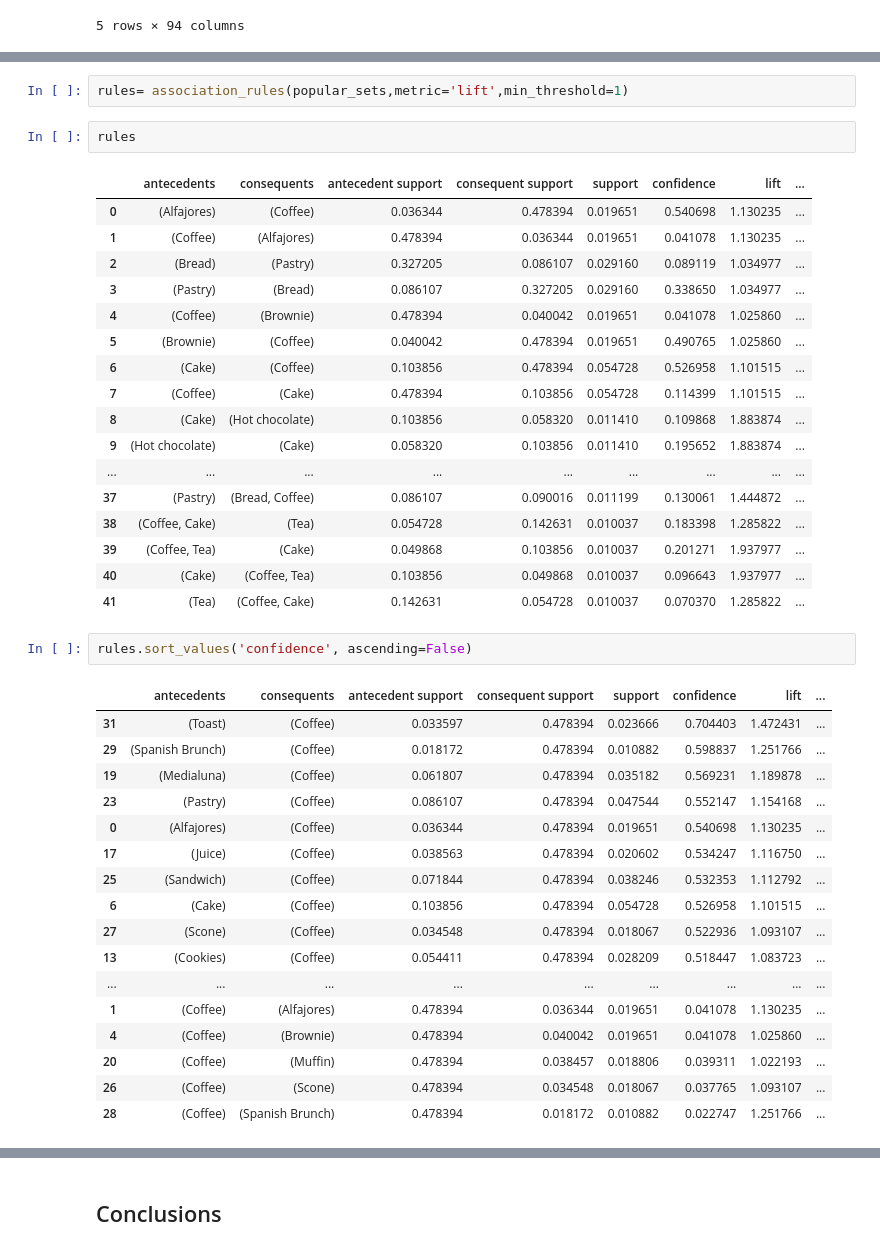
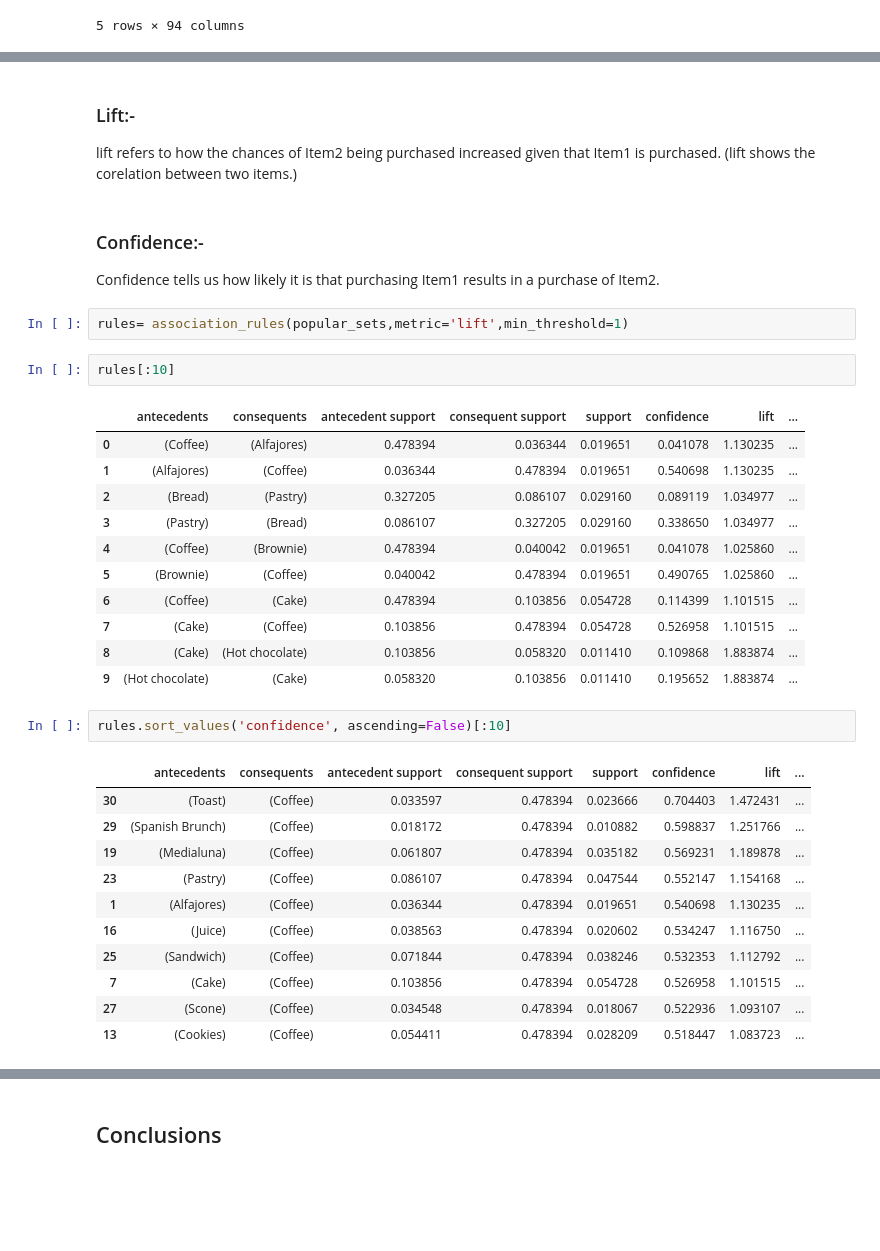
Before and after one commit to poojapatel26/Lets-Upgrade-AI-ML, a Jupyter notebook: Day 39 Assignment.ipynb, the cells around one changed output, grey strips where cells are left out. Saved outputs shown, nothing was run; the diff lists cells and outputs as text; blank space fills up the shorter version.

```diff
--- a/Day 39 Assignment.ipynb
+++ b/Day 39 Assignment.ipynb
@@ -315,45 +300,40 @@ popular_sets
 61 rows × 2 columns
+# %% [markdown]
+### Lift:-
+lift refers to how the chances of Item2 being purchased increased given that Item1 is purchased.
+(lift shows the corelation between two items.)
+# %% [markdown]
+### Confidence:-
+Confidence tells us how likely it is that purchasing Item1 results in a purchase of Item2.
 # %%
 rules= association_rules(popular_sets,metric='lift',min_threshold=1)
 # %%
-rules
+rules[:10]
 # %% [output]
 |  | antecedents | consequents | antecedent support | consequent support | support | confidence | lift | ... |
-| 0 | (Alfajores) | (Coffee) | 0.036344 | 0.478394 | 0.019651 | 0.540698 | 1.130235 | ... |
-| 1 | (Coffee) | (Alfajores) | 0.478394 | 0.036344 | 0.019651 | 0.041078 | 1.130235 | ... |
+| 0 | (Coffee) | (Alfajores) | 0.478394 | 0.036344 | 0.019651 | 0.041078 | 1.130235 | ... |
+| 1 | (Alfajores) | (Coffee) | 0.036344 | 0.478394 | 0.019651 | 0.540698 | 1.130235 | ... |
 | 2 | (Bread) | (Pastry) | 0.327205 | 0.086107 | 0.029160 | 0.089119 | 1.034977 | ... |
 | 3 | (Pastry) | (Bread) | 0.086107 | 0.327205 | 0.029160 | 0.338650 | 1.034977 | ... |
 | 4 | (Coffee) | (Brownie) | 0.478394 | 0.040042 | 0.019651 | 0.041078 | 1.025860 | ... |
 | 5 | (Brownie) | (Coffee) | 0.040042 | 0.478394 | 0.019651 | 0.490765 | 1.025860 | ... |
-| 6 | (Cake) | (Coffee) | 0.103856 | 0.478394 | 0.054728 | 0.526958 | 1.101515 | ... |
-| 7 | (Coffee) | (Cake) | 0.478394 | 0.103856 | 0.054728 | 0.114399 | 1.101515 | ... |
+| 6 | (Coffee) | (Cake) | 0.478394 | 0.103856 | 0.054728 | 0.114399 | 1.101515 | ... |
+| 7 | (Cake) | (Coffee) | 0.103856 | 0.478394 | 0.054728 | 0.526958 | 1.101515 | ... |
 | 8 | (Cake) | (Hot chocolate) | 0.103856 | 0.058320 | 0.011410 | 0.109868 | 1.883874 | ... |
 | 9 | (Hot chocolate) | (Cake) | 0.058320 | 0.103856 | 0.011410 | 0.195652 | 1.883874 | ... |
-| ... | ... | ... | ... | ... | ... | ... | ... | ... |
-| 37 | (Pastry) | (Bread, Coffee) | 0.086107 | 0.090016 | 0.011199 | 0.130061 | 1.444872 | ... |
-| 38 | (Coffee, Cake) | (Tea) | 0.054728 | 0.142631 | 0.010037 | 0.183398 | 1.285822 | ... |
-| 39 | (Coffee, Tea) | (Cake) | 0.049868 | 0.103856 | 0.010037 | 0.201271 | 1.937977 | ... |
-| 40 | (Cake) | (Coffee, Tea) | 0.103856 | 0.049868 | 0.010037 | 0.096643 | 1.937977 | ... |
-| 41 | (Tea) | (Coffee, Cake) | 0.142631 | 0.054728 | 0.010037 | 0.070370 | 1.285822 | ... |
 # %%
-rules.sort_values('confidence', ascending=False)
+rules.sort_values('confidence', ascending=False)[:10]
 # %% [output]
 |  | antecedents | consequents | antecedent support | consequent support | support | confidence | lift | ... |
-| 31 | (Toast) | (Coffee) | 0.033597 | 0.478394 | 0.023666 | 0.704403 | 1.472431 | ... |
+| 30 | (Toast) | (Coffee) | 0.033597 | 0.478394 | 0.023666 | 0.704403 | 1.472431 | ... |
 | 29 | (Spanish Brunch) | (Coffee) | 0.018172 | 0.478394 | 0.010882 | 0.598837 | 1.251766 | ... |
 | 19 | (Medialuna) | (Coffee) | 0.061807 | 0.478394 | 0.035182 | 0.569231 | 1.189878 | ... |
 | 23 | (Pastry) | (Coffee) | 0.086107 | 0.478394 | 0.047544 | 0.552147 | 1.154168 | ... |
-| 0 | (Alfajores) | (Coffee) | 0.036344 | 0.478394 | 0.019651 | 0.540698 | 1.130235 | ... |
-| 17 | (Juice) | (Coffee) | 0.038563 | 0.478394 | 0.020602 | 0.534247 | 1.116750 | ... |
+| 1 | (Alfajores) | (Coffee) | 0.036344 | 0.478394 | 0.019651 | 0.540698 | 1.130235 | ... |
+| 16 | (Juice) | (Coffee) | 0.038563 | 0.478394 | 0.020602 | 0.534247 | 1.116750 | ... |
 | 25 | (Sandwich) | (Coffee) | 0.071844 | 0.478394 | 0.038246 | 0.532353 | 1.112792 | ... |
-| 6 | (Cake) | (Coffee) | 0.103856 | 0.478394 | 0.054728 | 0.526958 | 1.101515 | ... |
+| 7 | (Cake) | (Coffee) | 0.103856 | 0.478394 | 0.054728 | 0.526958 | 1.101515 | ... |
 | 27 | (Scone) | (Coffee) | 0.034548 | 0.478394 | 0.018067 | 0.522936 | 1.093107 | ... |
 | 13 | (Cookies) | (Coffee) | 0.054411 | 0.478394 | 0.028209 | 0.518447 | 1.083723 | ... |
-| ... | ... | ... | ... | ... | ... | ... | ... | ... |
-| 1 | (Coffee) | (Alfajores) | 0.478394 | 0.036344 | 0.019651 | 0.041078 | 1.130235 | ... |
-| 4 | (Coffee) | (Brownie) | 0.478394 | 0.040042 | 0.019651 | 0.041078 | 1.025860 | ... |
-| 20 | (Coffee) | (Muffin) | 0.478394 | 0.038457 | 0.018806 | 0.039311 | 1.022193 | ... |
-| 26 | (Coffee) | (Scone) | 0.478394 | 0.034548 | 0.018067 | 0.037765 | 1.093107 | ... |
-| 28 | (Coffee) | (Spanish Brunch) | 0.478394 | 0.018172 | 0.010882 | 0.022747 | 1.251766 | ... |
 # %%
 rules[ (rules['lift'] >= 1) &
```
Also changed, not shown: parts of 14 cells of this notebook.
